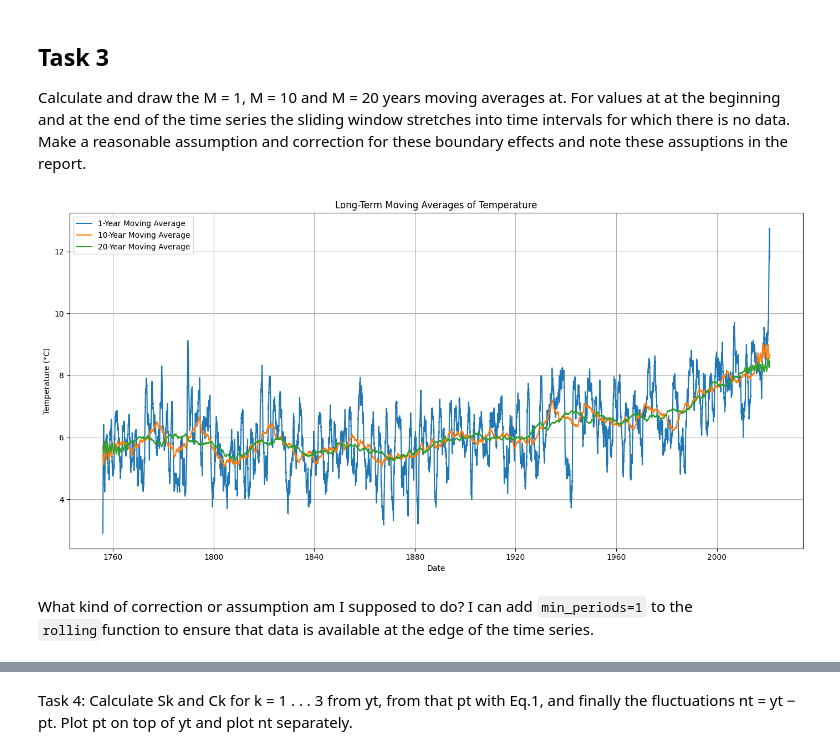
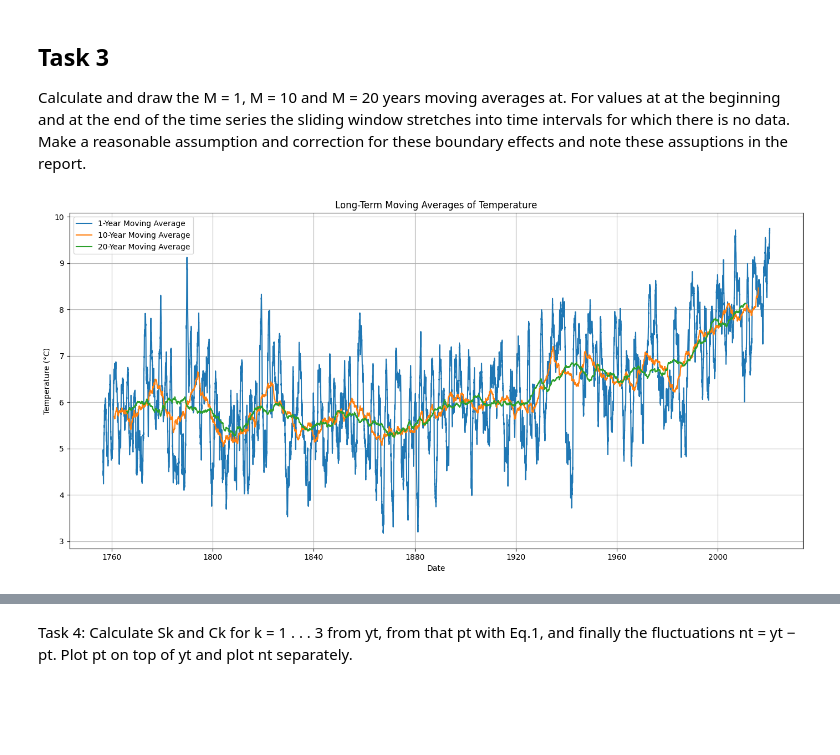
Before and after one commit to catyperry/numerical-methods-assignment-1, a Jupyter notebook: numerical_methodes_assignement_1.ipynb, the cells around one changed output, grey strips where cells are left out. Cells and saved outputs as stored; diff of their text form; code cells hidden in the pictures; blank space fills up the shorter version.

Commit message:
add plot images, add min_periods version for task 3, other small plot adjustments

```diff
--- a/numerical_methodes_assignement_1.ipynb
+++ b/numerical_methodes_assignement_1.ipynb
@@ -262,29 +263,26 @@ values at at the beginning and at the end of the time series the sliding window
 time intervals for which there is no data. Make a reasonable assumption and correction for
 these boundary effects and note these assuptions in the report.
 # %%
-def moving_average(data, M):
+def moving_average(data, M, min_periods=None):
     T = 365.25
     window_days = int(M * T)
-    moving_avg = data['TG'].rolling(window=window_days, min_periods=1, center=True).mean()
+    moving_avg = data['TG'].rolling(window=window_days, min_periods=min_periods, center=True).mean()
 
     return moving_avg
 
 pyplot.figure(figsize=(14, 7))
 # pyplot.plot(data['DATE'], data['TG'], color="gray", alpha=0.4, label="Daily Temperature")
 
 for M in [1, 10, 20]:
     moving_avg = moving_average(data, M)
     pyplot.plot(data['DATE'], moving_avg, label=f"{M}-Year Moving Average")
 
 pyplot.xlabel("Date")
 pyplot.ylabel("Temperature (°C)")
 pyplot.title("Long-Term Moving Averages of Temperature")
 pyplot.legend()
 pyplot.grid(True)
 pyplot.tight_layout()
 pyplot.show()
 # %% [output]
-[figure, old version]
+[figure, new version]
-# %% [markdown]
-What kind of correction or assumption am I supposed to do?
-I can add `min_periods=1` to the `rolling`function to ensure that data is available at the edge of the time series.
```
Also changed, not shown: parts of 7 cells of this notebook, 6 other files.
